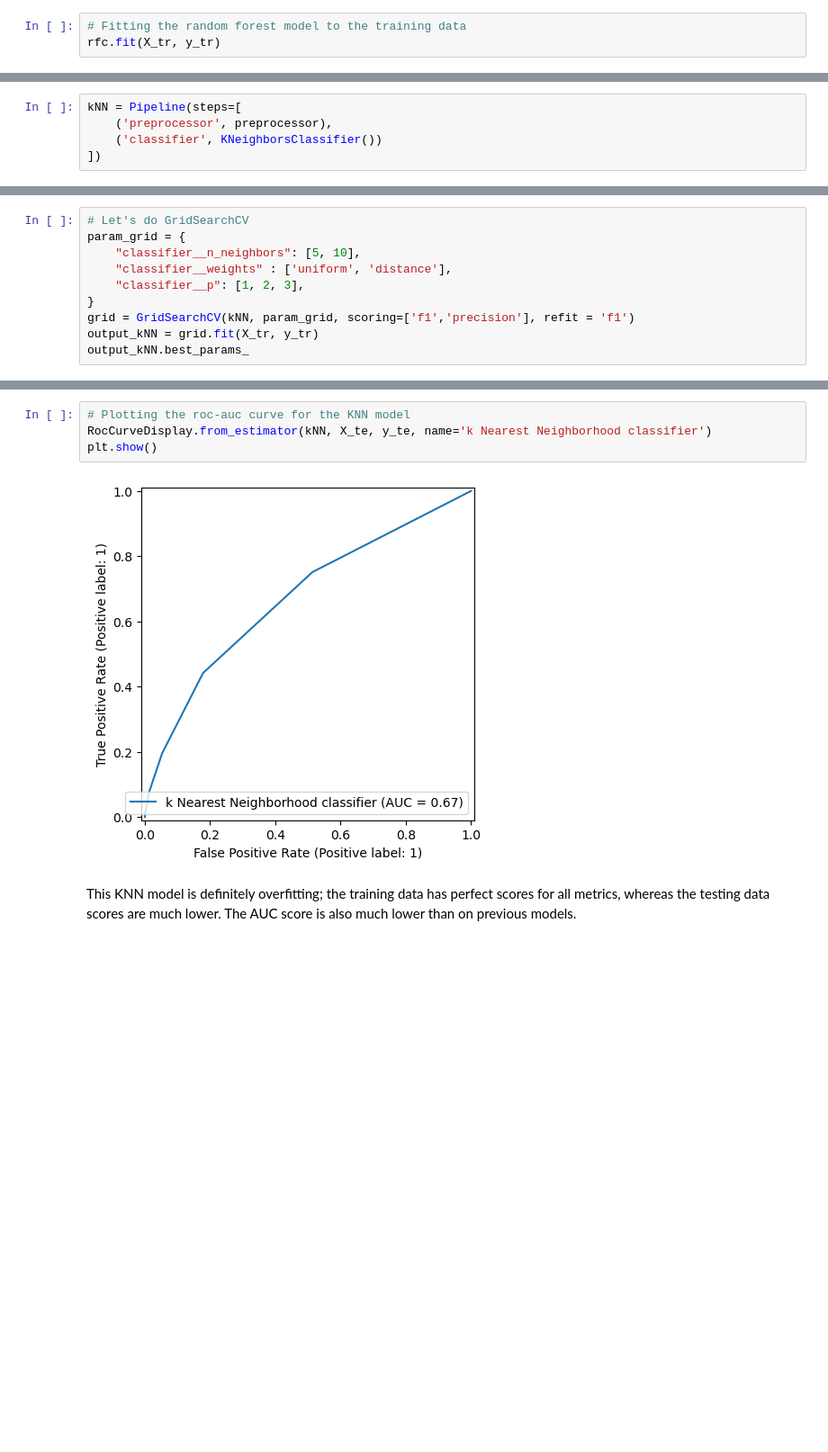
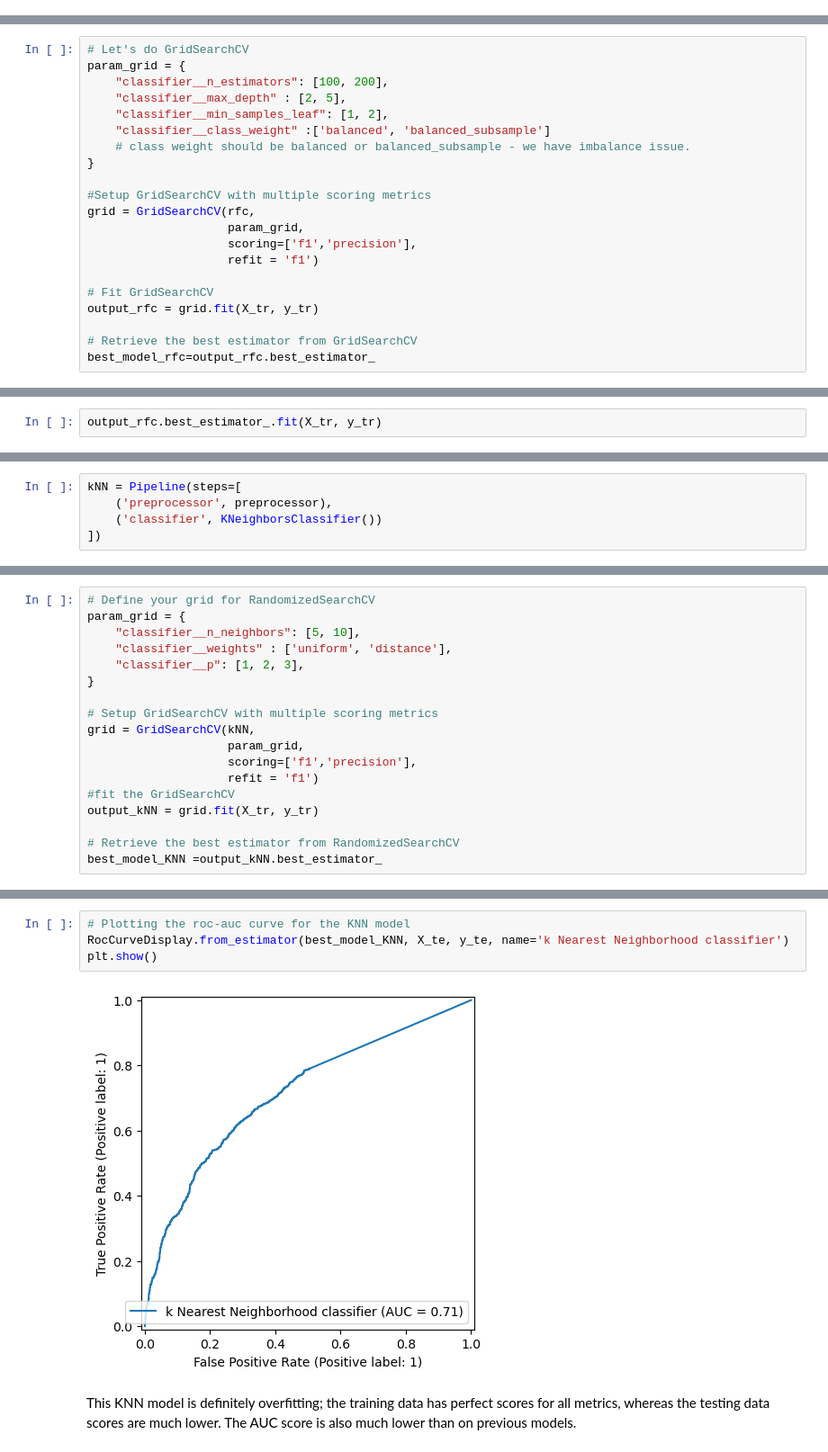
Before and after one commit to laaria-chris/H1N1-VACCINATION-PREDICTION-MODEL, a Jupyter notebook: MAIN_NOTEBOOK.ipynb, the cells around one changed output, grey strips where cells are left out. Shown at 90% size. Saved outputs shown, nothing was run; the diff lists cells and outputs as text; blank space fills up the shorter version.

```diff
--- a/MAIN_NOTEBOOK.ipynb
+++ b/MAIN_NOTEBOOK.ipynb
@@ -713,3 +718,0 @@ rfc = Pipeline(steps=[
-# %%
-# Fitting the random forest model to the training data
-rfc.fit(X_tr, y_tr)
@@ -733,0 +726,21 @@ Pipeline(steps=[('preprocessor',
+# %%
+# Let's do GridSearchCV
+param_grid = {
+    "classifier__n_estimators": [100, 200],
+    "classifier__max_depth" : [2, 5],
+    "classifier__min_samples_leaf": [1, 2],
+    "classifier__class_weight" :['balanced', 'balanced_subsample']
+    # class weight should be balanced or balanced_subsample - we have imbalance issue.
+}
+
+#Setup GridSearchCV with multiple scoring metrics
+grid = GridSearchCV(rfc,
+                    param_grid,
+                    scoring=['f1','precision'],
+                    refit = 'f1')
+
+# Fit GridSearchCV
+output_rfc = grid.fit(X_tr, y_tr)
+
+# Retrieve the best estimator from GridSearchCV
+best_model_rfc=output_rfc.best_estimator_
@@ -733,0 +754,2 @@ Pipeline(steps=[('preprocessor',
+# %%
+output_rfc.best_estimator_.fit(X_tr, y_tr)
@@ -769,12 +809,20 @@ cross_validate(kNN, X_tr, y_tr, return_train_score=True)
  'test_score': array([0.78911963, 0.79584674, 0.79256875, 0.79286132, 0.79724985]),
  'train_score': array([0.83924523, 0.84056169, 0.84320608, 0.84050022, 0.84064648])}
 # %%
-# Let's do GridSearchCV
+# Define your grid for RandomizedSearchCV
 param_grid = {
     "classifier__n_neighbors": [5, 10],
     "classifier__weights" : ['uniform', 'distance'],
     "classifier__p": [1, 2, 3],
 }
-grid = GridSearchCV(kNN, param_grid, scoring=['f1','precision'], refit = 'f1')
+
+# Setup GridSearchCV with multiple scoring metrics
+grid = GridSearchCV(kNN,
+                    param_grid,
+                    scoring=['f1','precision'],
+                    refit = 'f1')
+#fit the GridSearchCV
 output_kNN = grid.fit(X_tr, y_tr)
-output_kNN.best_params_
+
+# Retrieve the best estimator from RandomizedSearchCV
+best_model_KNN =output_kNN.best_estimator_
@@ -819,10 +870,10 @@ Test F1-Score: 0.2805071315372425
 [figure]
 # %%
 # Plotting the roc-auc curve for the KNN model
-RocCurveDisplay.from_estimator(kNN, X_te, y_te, name='k Nearest Neighborhood classifier')
+RocCurveDisplay.from_estimator(best_model_KNN, X_te, y_te, name='k Nearest Neighborhood classifier')
 plt.show()
 # %% [output]
-[figure, old version]
+[figure, new version]
 # %% [markdown]
 This KNN model is definitely overfitting; the training data has perfect scores for all metrics, whereas the testing data scores are much lower. The AUC score is also much lower than on previous models.
 # %% [markdown]
```
Also changed, not shown: parts of 47 cells of this notebook.
